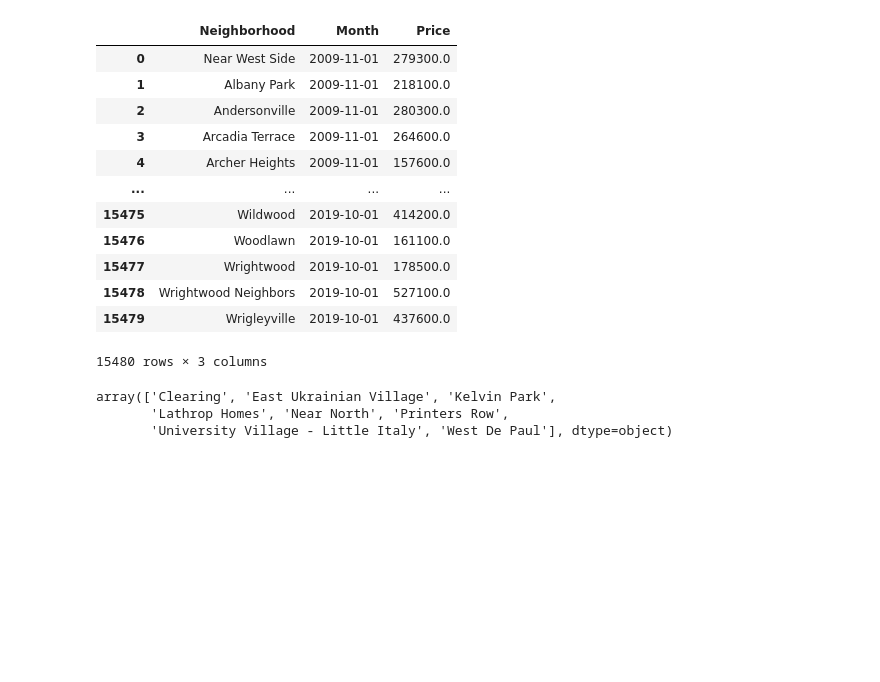
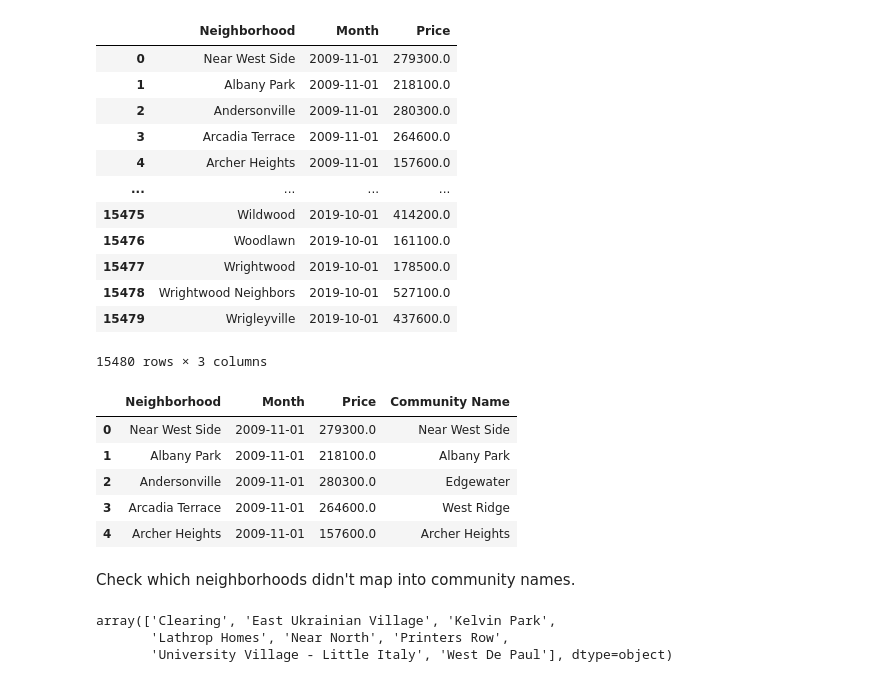
Before and after one commit to vbernardes/chicago-crime-dataviz, a Jupyter notebook: Process External Data.ipynb, the cells around one changed output. Drawn from its saved outputs; the diff is of its cells as text; code cells hidden in the pictures; blank space fills up the shorter version.

```diff
--- a/Process External Data.ipynb
+++ b/Process External Data.ipynb
@@ -247,6 +288,17 @@ def neigh2comm(neighborhood, map_df = neighbor2comm):
         return comm_names[0]
 # %%
 house_prices['Community Name'] = house_prices['Neighborhood'].map(neigh2comm)
+# %%
+house_prices.head()
+# %% [output]
+|  | Neighborhood | Month | Price | Community Name |
+| 0 | Near West Side | 2009-11-01 | 279300.0 | Near West Side |
+| 1 | Albany Park | 2009-11-01 | 218100.0 | Albany Park |
+| 2 | Andersonville | 2009-11-01 | 280300.0 | Edgewater |
+| 3 | Arcadia Terrace | 2009-11-01 | 264600.0 | West Ridge |
+| 4 | Archer Heights | 2009-11-01 | 157600.0 | Archer Heights |
+# %% [markdown]
+Check which neighborhoods didn't map into community names.
 # %%
 # check which neighborhoods didn't map into community names
 neighborhoods_without_comms = house_prices[house_prices['Community Name'].isna()]['Neighborhood'].unique()
```
Also changed, not shown: parts of 17 cells of this notebook.
